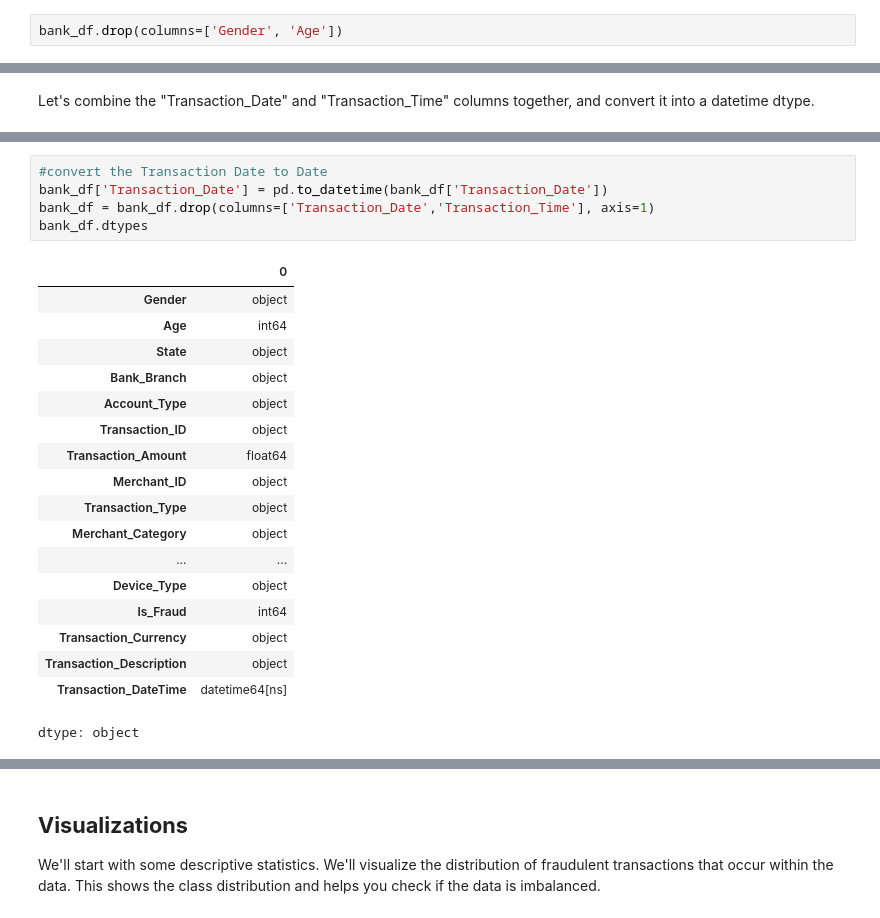
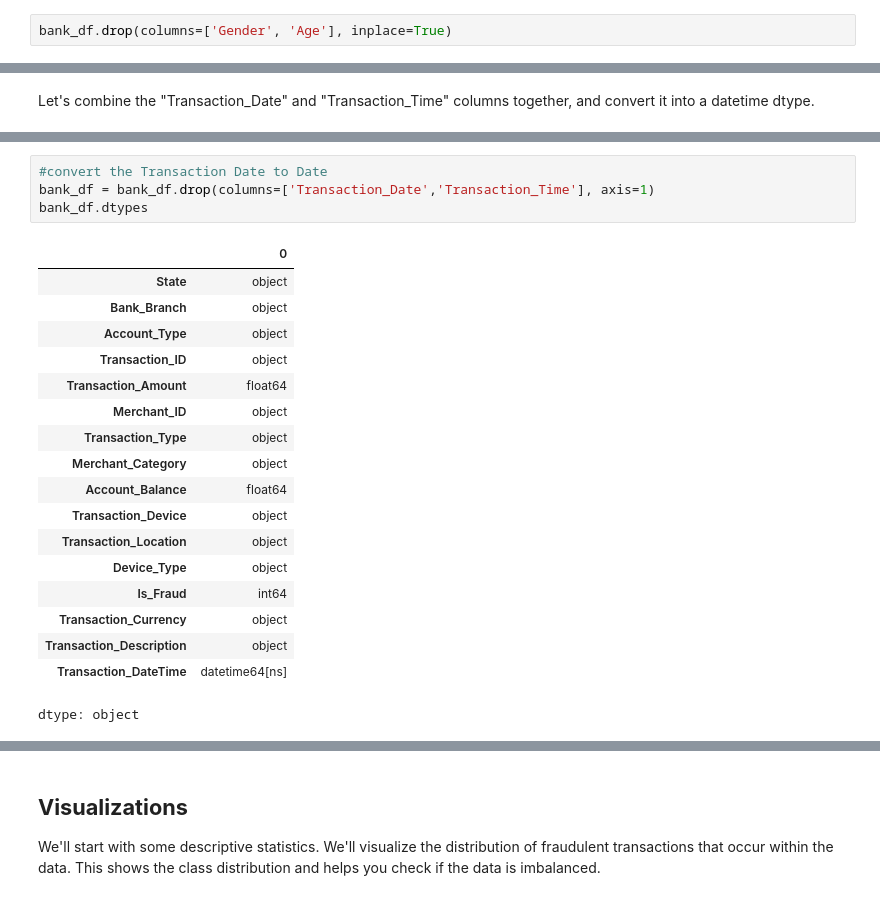
Before and after one commit to omendez930/Bank-Fraud-Detection, a Jupyter notebook: notebook.ipynb, the cells around one changed output, grey strips where cells are left out. Drawn from its saved outputs; the diff is of its cells as text.

```diff
--- a/notebook.ipynb
+++ b/notebook.ipynb
@@ -110,4 +186,4 @@ Index(['Gender', 'Age', 'State', 'Bank_Branch', 'Account_Type',
        'Transaction_Currency', 'Transaction_Description'],
       dtype='object')
 # %%
-bank_df.drop(columns=['Gender', 'Age'])
+bank_df.drop(columns=['Gender', 'Age'], inplace=True)
@@ -196,12 +269,9 @@ dtype: object
 # %%
 #convert the Transaction Date to Date
-bank_df['Transaction_Date'] = pd.to_datetime(bank_df['Transaction_Date'])
 bank_df = bank_df.drop(columns=['Transaction_Date','Transaction_Time'], axis=1)
 bank_df.dtypes
 # %% [output]
 |  | 0 |
-| Gender | object |
-| Age | int64 |
 | State | object |
 | Bank_Branch | object |
 | Account_Type | object |
@@ -210,7 +280,9 @@ bank_df.dtypes
 | Merchant_ID | object |
 | Transaction_Type | object |
 | Merchant_Category | object |
-| ... | ... |
+| Account_Balance | float64 |
+| Transaction_Device | object |
+| Transaction_Location | object |
 | Device_Type | object |
 | Is_Fraud | int64 |
 | Transaction_Currency | object |
```
Also changed, not shown: parts of 31 cells of this notebook.
